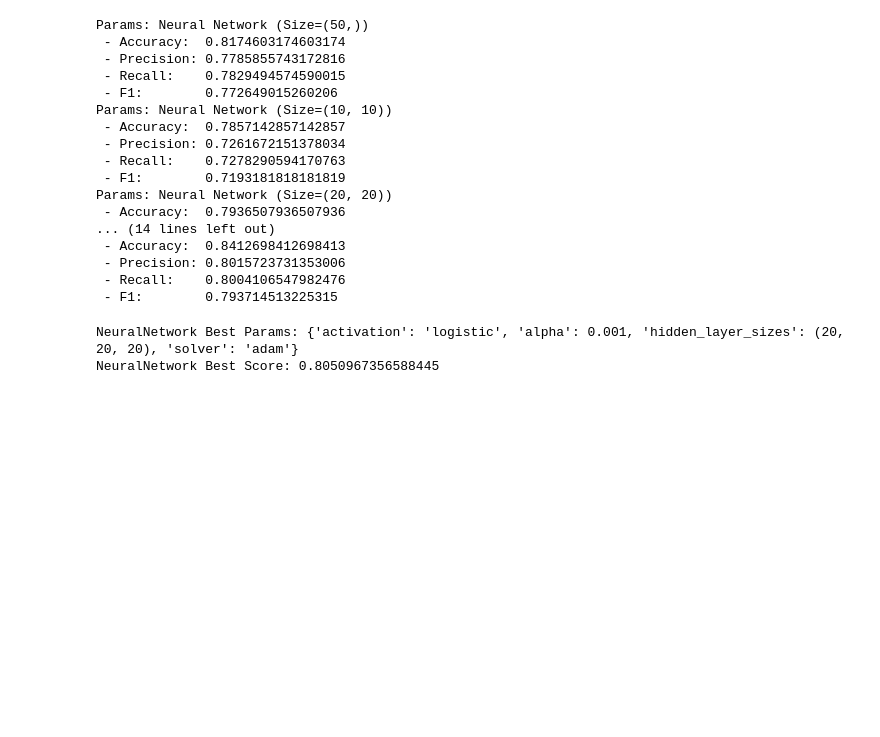
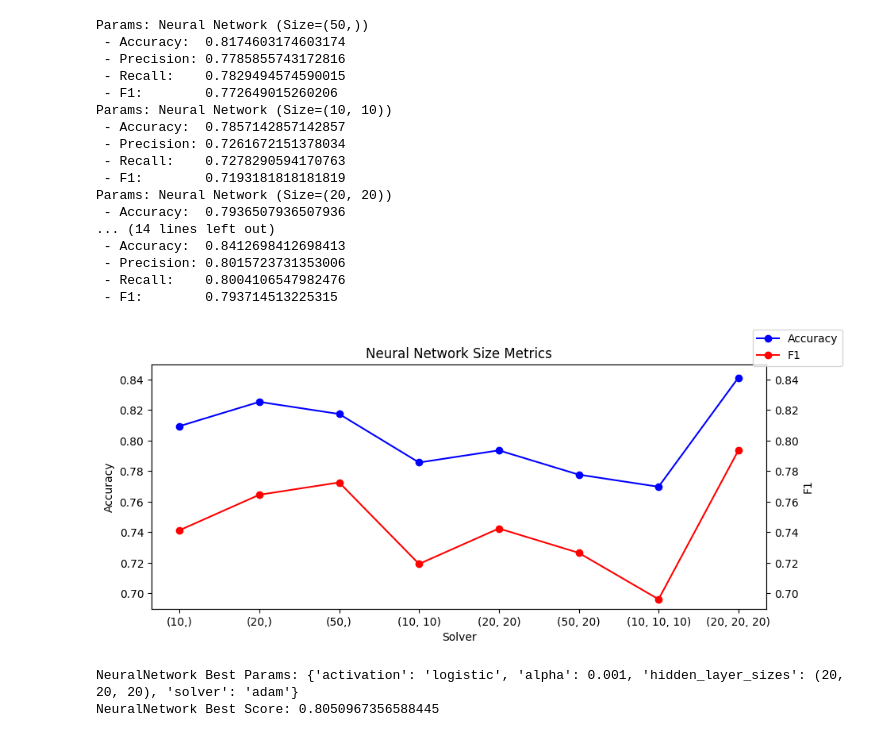
Before and after one commit to tikkikkit21/WeatherML, a Jupyter notebook: research.ipynb, the cells around one changed output. Cells and saved outputs as stored; diff of their text form; code cells hidden in the pictures; blank space fills up the shorter version.

```diff
--- a/research.ipynb
+++ b/research.ipynb
@@ -421,6 +575,9 @@ mlp_sizes = [
     (20, 20, 20)
 ]
 
+mlp_size_acc = []
+mlp_size_f1 = []
+
 for size in mlp_sizes:
     mlp = MLPClassifier(
         random_state=RANDOM_STATE,
@@ -430,6 +587,8 @@ for size in mlp_sizes:
     mlp.fit(X_train, y_train)
     y_pred = mlp.predict(X_val)
     score_model(y_val, y_pred, f'Neural Network (Size={size})')
+    mlp_size_acc.append(accuracy_score(y_val, y_pred))
+    mlp_size_f1.append(f1_score(y_val, y_pred, average='macro'))
 # %% [output]
 Params: Neural Network (Size=(10,))
  - Accuracy:  0.8095238095238095
@@ -458,6 +617,25 @@ Params: Neural Network (Size=(20, 20))
  - Precision: 0.8015723731353006
  - Recall:    0.8004106547982476
  - F1:        0.793714513225315
+# %%
+mlp_sizes = [str(size) for size in mlp_sizes]
+
+fig, ax1 = plt.subplots(figsize=(10,4))
+
+ax1.plot(mlp_sizes, mlp_size_acc, 'b-', label='Accuracy', marker='o')
+ax1.set_xlabel('Solver')
+ax1.set_ylabel('Accuracy')
+ax1.set_ylim(0.69, 0.85)
+
+ax2 = ax1.twinx()
+ax2.plot(mlp_sizes, mlp_size_f1, 'r-', label='F1', marker='o')
+ax2.set_ylabel('F1')
+ax2.set_ylim(0.69, 0.85)
+
+plt.title('Neural Network Size Metrics')
+fig.legend(loc='upper right');
+# %% [output]
+[figure, added]
 # %%
 mlp_params = {
     'hidden_layer_sizes' : [
```
Also changed, not shown: parts of 9 cells of this notebook.
